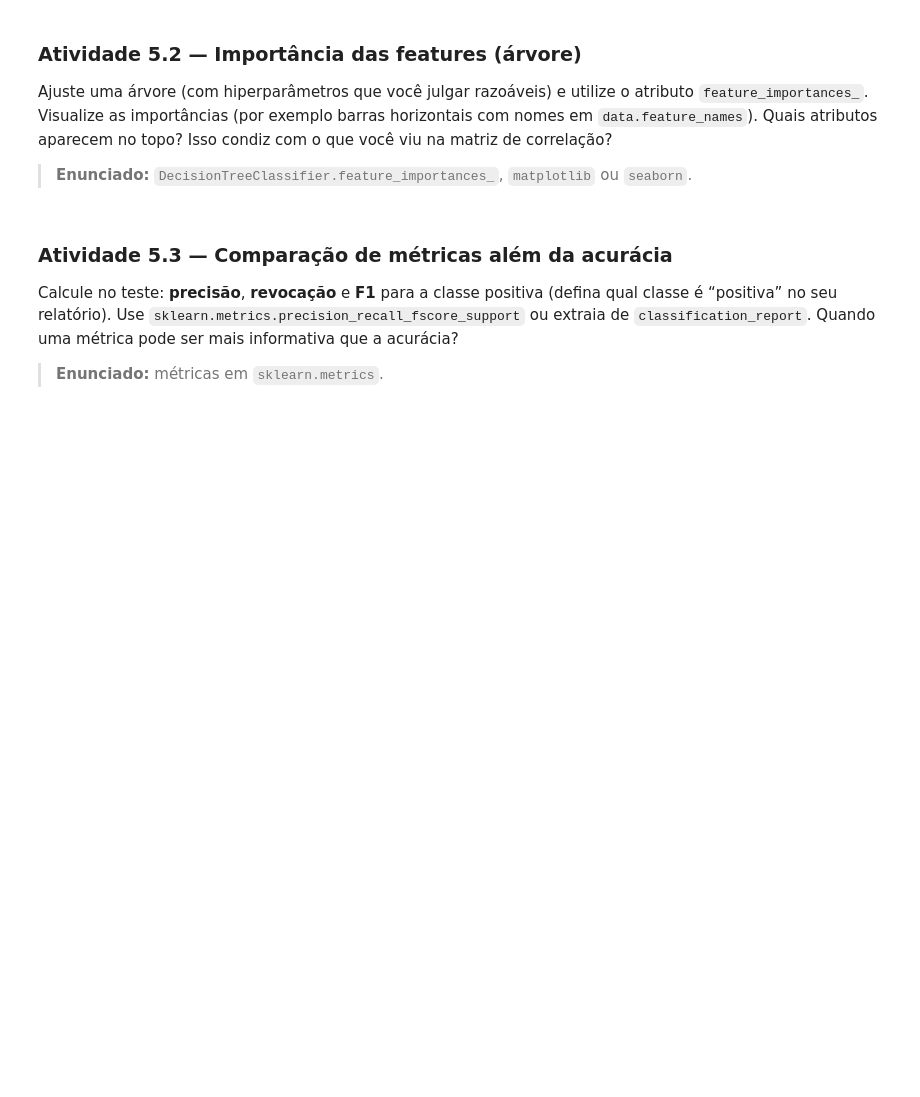
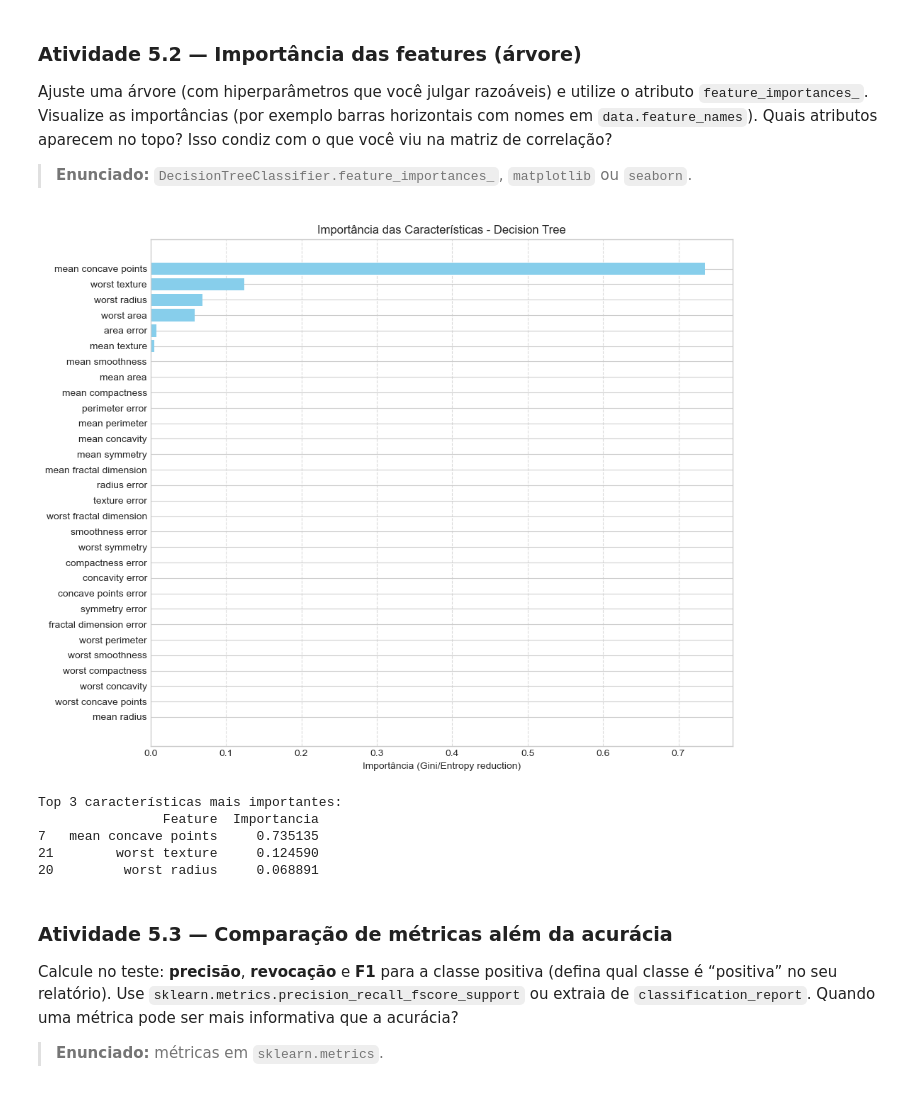
Before and after one commit to ThiagoVenturim/Classificao_de_Exoplanetas, a Jupyter notebook: am_aula_pratica01.ipynb, the cells around one changed output. Saved outputs shown, nothing was run; the diff lists cells and outputs as text; code cells hidden in the pictures; blank space fills up the shorter version.

```diff
--- a/am_aula_pratica01.ipynb
+++ b/am_aula_pratica01.ipynb
@@ -291,6 +480,34 @@ Discuta: a acurácia sozinha é suficiente neste problema?
 Ajuste uma árvore (com hiperparâmetros que você julgar razoáveis) e utilize o atributo `feature_importances_`. Visualize as importâncias (por exemplo barras horizontais com nomes em `data.feature_names`). Quais atributos aparecem no topo? Isso condiz com o que você viu na matriz de correlação?
 
 > **Enunciado:** `DecisionTreeClassifier.feature_importances_`, `matplotlib` ou `seaborn`.
+# %%
+
+tree_final = DecisionTreeClassifier(max_depth=5, min_samples_leaf=5, random_state=42)
+tree_final.fit(X_train, y_train.values.ravel())
+
+importancias = tree_final.feature_importances_
+features = X.columns # ou data.feature_names
+
+df_importancia = pd.DataFrame({'Feature': features, 'Importancia': importancias})
+df_importancia = df_importancia.sort_values(by='Importancia', ascending=True)
+
+plt.figure(figsize=(10, 8))
+plt.barh(df_importancia['Feature'], df_importancia['Importancia'], color='skyblue')
+plt.xlabel('Importância (Gini/Entropy reduction)')
+plt.title('Importância das Características - Decision Tree')
+plt.grid(axis='x', linestyle='--', alpha=0.7)
+plt.tight_layout()
+plt.show()
+
+print("Top 3 características mais importantes:")
+print(df_importancia.tail(3)[::-1])
+# %% [output]
+[figure, added]
+Top 3 características mais importantes:
+                Feature  Importancia
+7   mean concave points     0.735135
+21        worst texture     0.124590
+20         worst radius     0.068891
 # %% [markdown]
 ### Atividade 5.3 — Comparação de métricas além da acurácia
 Calcule no teste: **precisão**, **revocação** e **F1** para a classe positiva (defina qual classe é “positiva” no seu relatório). Use `sklearn.metrics.precision_recall_fscore_support` ou extraia de `classification_report`. Quando uma métrica pode ser mais informativa que a acurácia?
```
Also changed, not shown: parts of 13 cells of this notebook, 1 other file.
